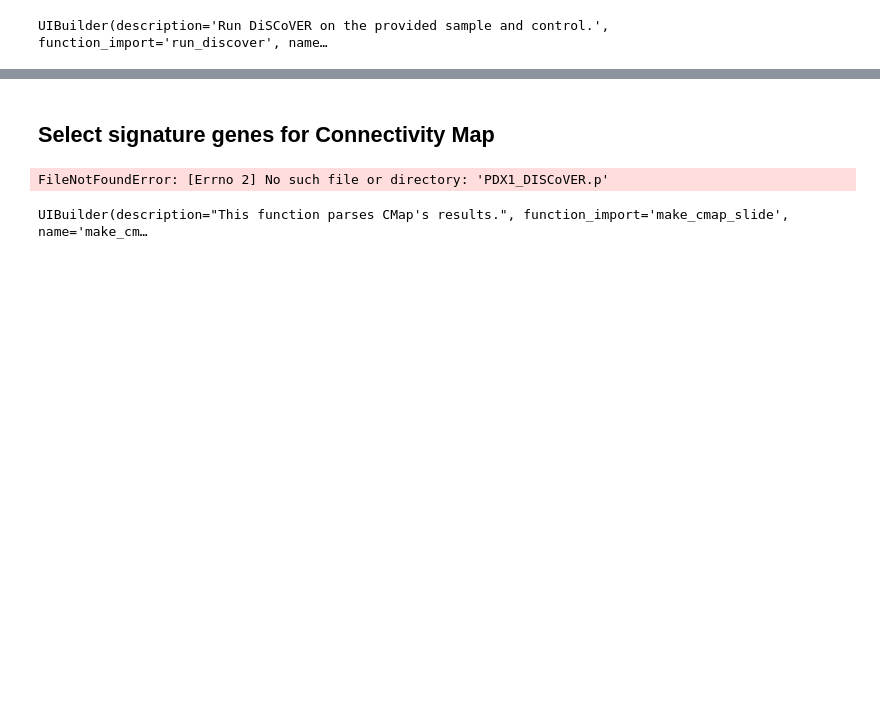
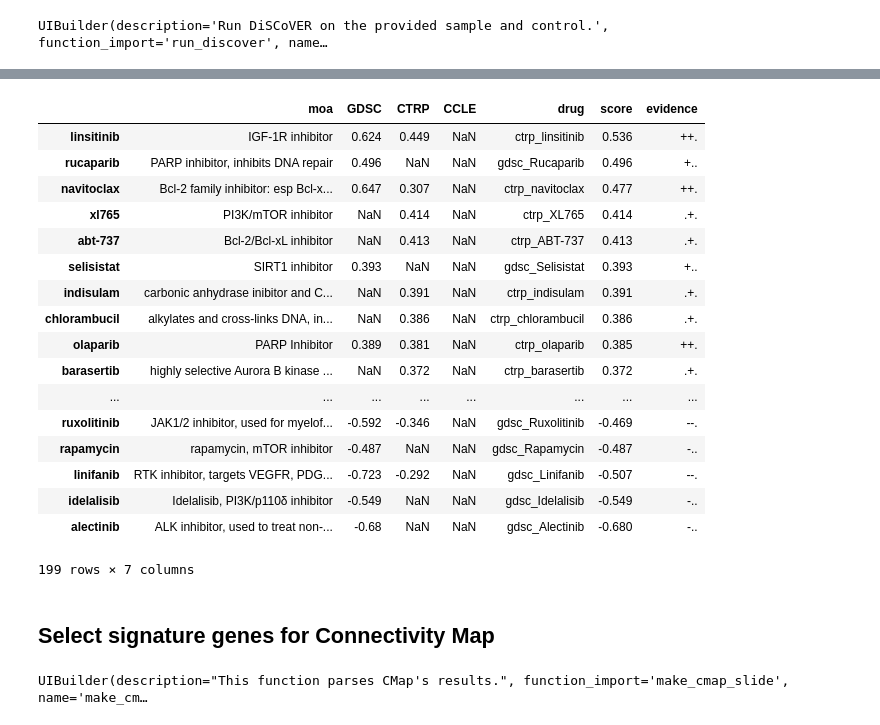
Before and after one commit to edjuaro/pdx-hts, a Jupyter notebook: Notebooks/run_DiSCoVER_and_CMap.ipynb, the cells around one changed output, grey strips where cells are left out. Saved outputs shown, nothing was run; the diff lists cells and outputs as text; code cells hidden in the pictures; blank space fills up the shorter version.

```diff
--- a/Notebooks/run_DiSCoVER_and_CMap.ipynb
+++ b/Notebooks/run_DiSCoVER_and_CMap.ipynb
@@ -468,2 +540,23 @@ setup.discover_results.T.sort_values(by=setup.case_id, ascending=False)
+# %%
+setup.df
+# %% [output]
+|  | moa | GDSC | CTRP | CCLE | drug | score | evidence |
+| linsitinib | IGF-1R inhibitor | 0.624 | 0.449 | NaN | ctrp_linsitinib | 0.536 | ++. |
+| rucaparib | PARP inhibitor, inhibits DNA repair | 0.496 | NaN | NaN | gdsc_Rucaparib | 0.496 | +.. |
+| navitoclax | Bcl-2 family inhibitor: esp Bcl-x... | 0.647 | 0.307 | NaN | ctrp_navitoclax | 0.477 | ++. |
+| xl765 | PI3K/mTOR inhibitor | NaN | 0.414 | NaN | ctrp_XL765 | 0.414 | .+. |
+| abt-737 | Bcl-2/Bcl-xL inhibitor | NaN | 0.413 | NaN | ctrp_ABT-737 | 0.413 | .+. |
+| selisistat | SIRT1 inhibitor | 0.393 | NaN | NaN | gdsc_Selisistat | 0.393 | +.. |
+| indisulam | carbonic anhydrase inibitor and C... | NaN | 0.391 | NaN | ctrp_indisulam | 0.391 | .+. |
+| chlorambucil | alkylates and cross-links DNA, in... | NaN | 0.386 | NaN | ctrp_chlorambucil | 0.386 | .+. |
+| olaparib | PARP Inhibitor | 0.389 | 0.381 | NaN | ctrp_olaparib | 0.385 | ++. |
+| barasertib | highly selective Aurora B kinase ... | NaN | 0.372 | NaN | ctrp_barasertib | 0.372 | .+. |
+| ... | ... | ... | ... | ... | ... | ... | ... |
+| ruxolitinib | JAK1/2 inhibitor, used for myelof... | -0.592 | -0.346 | NaN | gdsc_Ruxolitinib | -0.469 | --. |
+| rapamycin | rapamycin, mTOR inhibitor | -0.487 | NaN | NaN | gdsc_Rapamycin | -0.487 | -.. |
+| linifanib | RTK inhibitor, targets VEGFR, PDG... | -0.723 | -0.292 | NaN | gdsc_Linifanib | -0.507 | --. |
+| idelalisib | Idelalisib, PI3K/p110δ inhibitor | -0.549 | NaN | NaN | gdsc_Idelalisib | -0.549 | -.. |
+| alectinib | ALK inhibitor, used to treat non-... | -0.68 | NaN | NaN | gdsc_Alectinib | -0.680 | -.. |
+199 rows × 7 columns
 # %% [markdown]
 ## Select signature genes for Connectivity Map
@@ -472,7 +563,3 @@ pickle.dump(setup, file=open(setup.case_id+'_DISCoVER.p','wb'))
-# %%
-setup = pickle.load(file=open(setup.case_id+'_DISCoVER.p','rb'))
-# %% [output]
-FileNotFoundError: [Errno 2] No such file or directory: 'PDX1_DISCoVER.p'
 # %%
 @genepattern.build_ui(
   description="This function parses CMap's results.",
```
Also changed, not shown: parts of 21 cells of this notebook, 47 other files.
